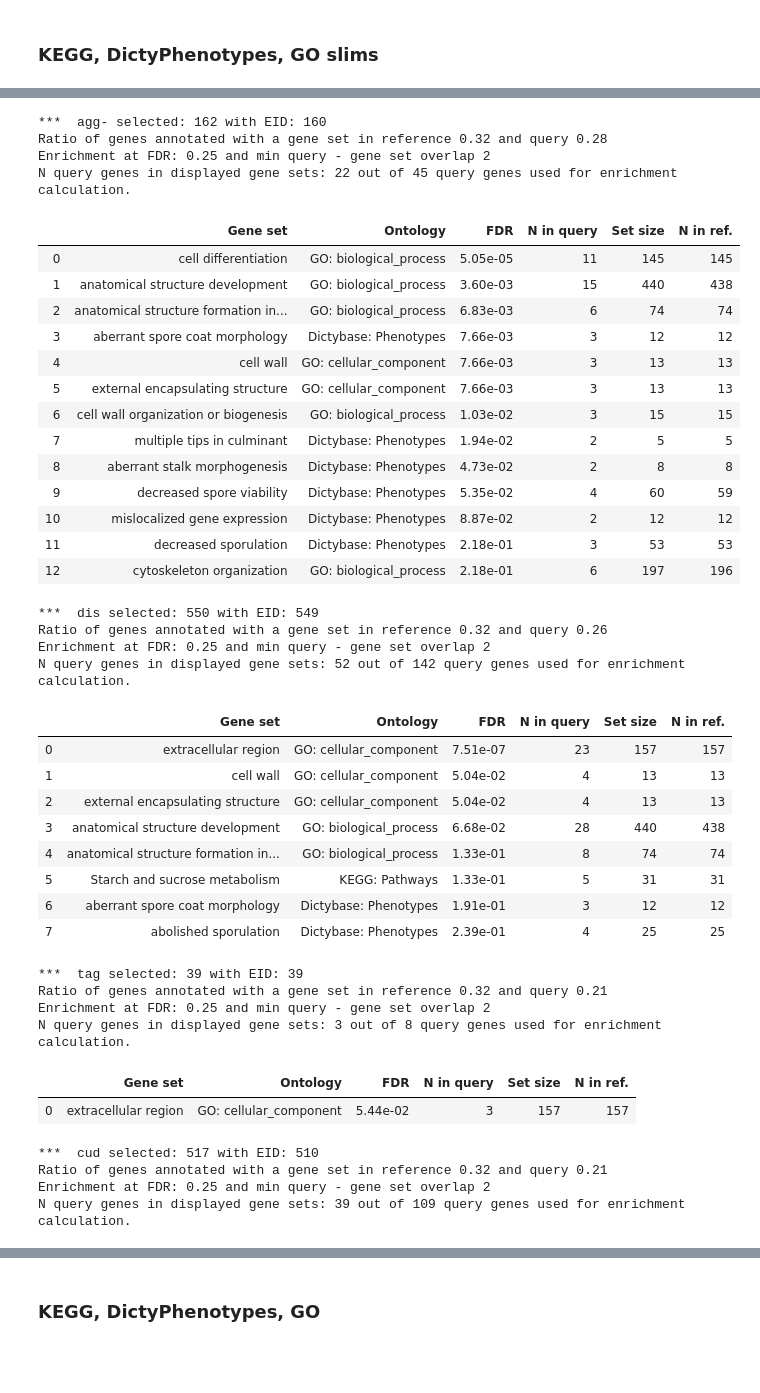
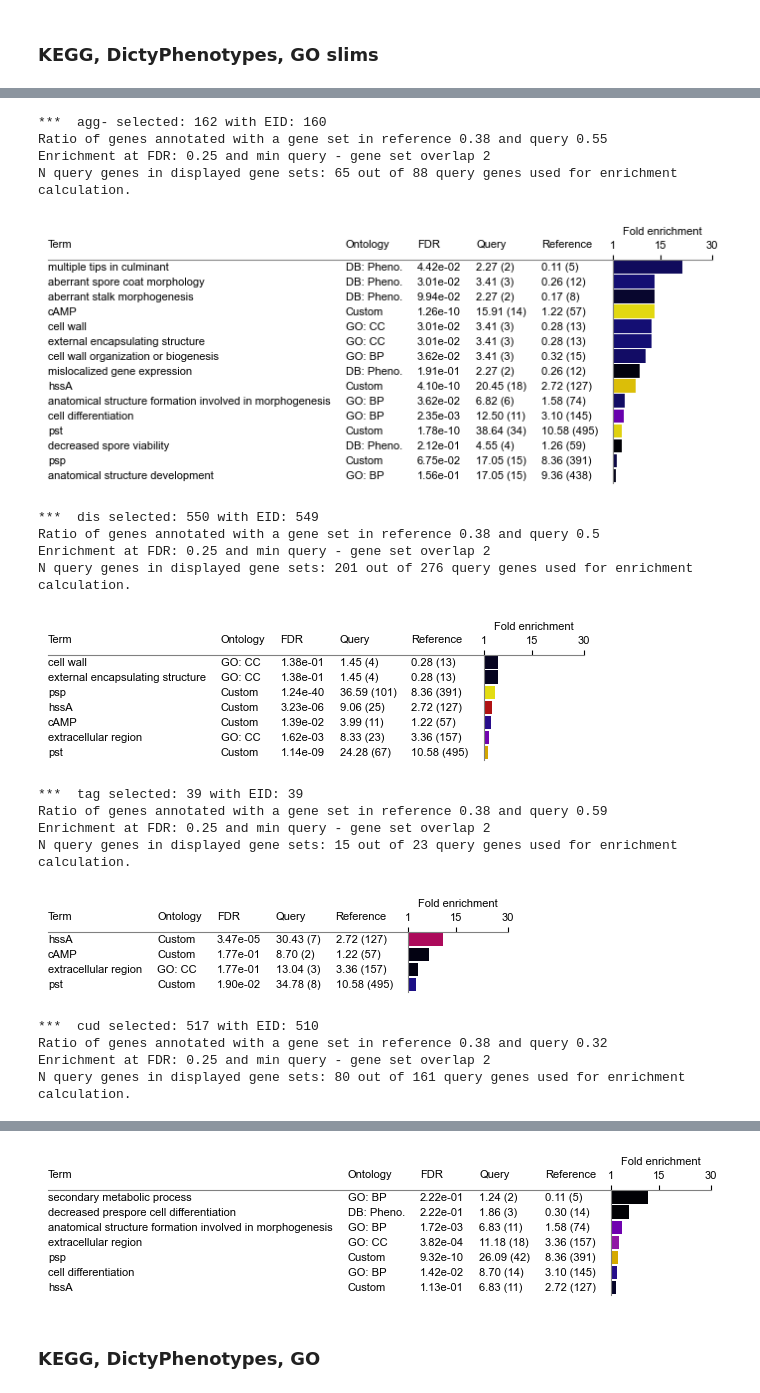
Before and after one commit to biolab/baylor-dicty, a Jupyter notebook: stages_DE/abberantlyExpressedInNondevelopped_enrichment.ipynb, the cells around one changed output, grey strips where cells are left out. Drawn from its saved outputs; the diff is of its cells as text; code cells hidden in the pictures; blank space fills up the shorter version.

Commit message:
update plots and enrichment
Signed-off-by: Hrovatin <karin.hrovatin@gmail.com>

```diff
--- a/stages_DE/abberantlyExpressedInNondevelopped_enrichment.ipynb
+++ b/stages_DE/abberantlyExpressedInNondevelopped_enrichment.ipynb
@@ -93,6 +94,16 @@ comparison_order=('agg-','dis','tag','cud')
 ## Enrichment report
 # %% [markdown]
 Filter results based on FDR (<=0.05) and Difference between group means (>=0.3).
+# %%
+#Enrichment
+PADJ=0.25
+MIN_OVERLAP=2
+MAX_FE_BAR=30
+MIN_FDR_BAR=10**(-10)
+LFDR_BASE_BAR=10
+# Any colour map from https://matplotlib.org/tutorials/colors/colormaps.html
+#CMAP_FDR_BAR='gnuplot'
+CMAP_FDR_BAR=['#000000',"#171082", "#6d00b0",'#a1239f', "#b0003e",'#b01a00','#cc6300','#eb9202','#d4a600','#e3dc12']
 # %%
 abberant=pd.read_table(
     path_abberant+'comparisonsAvgSimsSingle2STDAny0.2_lessComparisons2_AX4basedNeigh_u-less_newGenes_noAll-removeZeroRep_simsDict_scalemean0std1_logTrue_kN11_splitStrain.tsv',
@@ -123,46 +134,39 @@ N sets {('Dictybase', 'Phenotypes'): 209, ('GO', 'molecular_function'): 35, ('GO
 # %%
+%matplotlib agg
+figs=[]
 for comparison in comparison_order:
     query_names=list(abberant.query('Comparison == "'+comparison+'"').index)
-    enriched=group_diff_enrichment(query_names=query_names,group=comparison,min_overlap=2,use_annotated_genes=True)
+
+    enriched=enr.group_diff_enrichment(query_names=query_names,
+                                       group=comparison,
+                                       name_eid=NAME_EID,all_gene_names_eid=ALL_GENE_NAMES_EID,
+                                       gene_sets_ontology=GENE_SETS_ONTOLOGY,
+                                       use_annotated_genes=True,
+                                       min_overlap=MIN_OVERLAP,padj=PADJ,
+                                       make_enrichment_bar=True,
+                                       max_FE_bar=MAX_FE_BAR, min_FDR_bar=MIN_FDR_BAR,cmap_FDR_bar=CMAP_FDR_BAR,
+                                       lFDR_base_bar=LFDR_BASE_BAR
+                                      )
+    figs.append(enriched[1])
+    display(enriched[1][0])
+plt.close('all')
 # %% [output]
 ***  agg- selected: 162 with EID: 160
-Ratio of genes annotated with a gene set in reference 0.32 and query 0.28
+Ratio of genes annotated with a gene set in reference 0.38 and query 0.55
 Enrichment at FDR: 0.25 and min query - gene set overlap 2
-N query genes in displayed gene sets: 22 out of 45 query genes used for enrichment calculation.
+N query genes in displayed gene sets: 65 out of 88 query genes used for enrichment calculation.
-|  | Gene set | Ontology | FDR | N in query | Set size | N in ref. |
-| 0 | cell differentiation | GO: biological_process | 5.05e-05 | 11 | 145 | 145 |
-| 1 | anatomical structure development | GO: biological_process | 3.60e-03 | 15 | 440 | 438 |
-| 2 | anatomical structure formation in... | GO: biological_process | 6.83e-03 | 6 | 74 | 74 |
-| 3 | aberrant spore coat morphology | Dictybase: Phenotypes | 7.66e-03 | 3 | 12 | 12 |
-| 4 | cell wall | GO: cellular_component | 7.66e-03 | 3 | 13 | 13 |
-| 5 | external encapsulating structure | GO: cellular_component | 7.66e-03 | 3 | 13 | 13 |
-| 6 | cell wall organization or biogenesis | GO: biological_process | 1.03e-02 | 3 | 15 | 15 |
-| 7 | multiple tips in culminant | Dictybase: Phenotypes | 1.94e-02 | 2 | 5 | 5 |
-| 8 | aberrant stalk morphogenesis | Dictybase: Phenotypes | 4.73e-02 | 2 | 8 | 8 |
-| 9 | decreased spore viability | Dictybase: Phenotypes | 5.35e-02 | 4 | 60 | 59 |
-| 10 | mislocalized gene expression | Dictybase: Phenotypes | 8.87e-02 | 2 | 12 | 12 |
-| 11 | decreased sporulation | Dictybase: Phenotypes | 2.18e-01 | 3 | 53 | 53 |
-| 12 | cytoskeleton organization | GO: biological_process | 2.18e-01 | 6 | 197 | 196 |
+[figure, added]
 ***  dis selected: 550 with EID: 549
-Ratio of genes annotated with a gene set in reference 0.32 and query 0.26
+Ratio of genes annotated with a gene set in reference 0.38 and query 0.5
 Enrichment at FDR: 0.25 and min query - gene set overlap 2
-N query genes in displayed gene sets: 52 out of 142 query genes used for enrichment calculation.
+N query genes in displayed gene sets: 201 out of 276 query genes used for enrichment calculation.
-|  | Gene set | Ontology | FDR | N in query | Set size | N in ref. |
-| 0 | extracellular region | GO: cellular_component | 7.51e-07 | 23 | 157 | 157 |
-| 1 | cell wall | GO: cellular_component | 5.04e-02 | 4 | 13 | 13 |
-| 2 | external encapsulating structure | GO: cellular_component | 5.04e-02 | 4 | 13 | 13 |
-| 3 | anatomical structure development | GO: biological_process | 6.68e-02 | 28 | 440 | 438 |
-| 4 | anatomical structure formation in... | GO: biological_process | 1.33e-01 | 8 | 74 | 74 |
-| 5 | Starch and sucrose metabolism | KEGG: Pathways | 1.33e-01 | 5 | 31 | 31 |
-| 6 | aberrant spore coat morphology | Dictybase: Phenotypes | 1.91e-01 | 3 | 12 | 12 |
-| 7 | abolished sporulation | Dictybase: Phenotypes | 2.39e-01 | 4 | 25 | 25 |
+[figure, added]
 ***  tag selected: 39 with EID: 39
-Ratio of genes annotated with a gene set in reference 0.32 and query 0.21
+Ratio of genes annotated with a gene set in reference 0.38 and query 0.59
 Enrichment at FDR: 0.25 and min query - gene set overlap 2
-N query genes in displayed gene sets: 3 out of 8 query genes used for enrichment calculation.
+N query genes in displayed gene sets: 15 out of 23 query genes used for enrichment calculation.
-|  | Gene set | Ontology | FDR | N in query | Set size | N in ref. |
-| 0 | extracellular region | GO: cellular_component | 5.44e-02 | 3 | 157 | 157 |
+[figure, added]
 ***  cud selected: 517 with EID: 510
-Ratio of genes annotated with a gene set in reference 0.32 and query 0.21
+Ratio of genes annotated with a gene set in reference 0.38 and query 0.32
 Enrichment at FDR: 0.25 and min query - gene set overlap 2
-N query genes in displayed gene sets: 39 out of 109 query genes used for enrichment calculation.
+N query genes in displayed gene sets: 80 out of 161 query genes used for enrichment calculation.
@@ -178,3 +173,4 @@ N query genes in displayed gene sets: 39 out of 109 query genes used for enrichm
+[figure, added]
 # %% [markdown]
 ### KEGG, DictyPhenotypes, GO
 # %%
```
Also changed, not shown: parts of 6 cells of this notebook, 1 other file.
